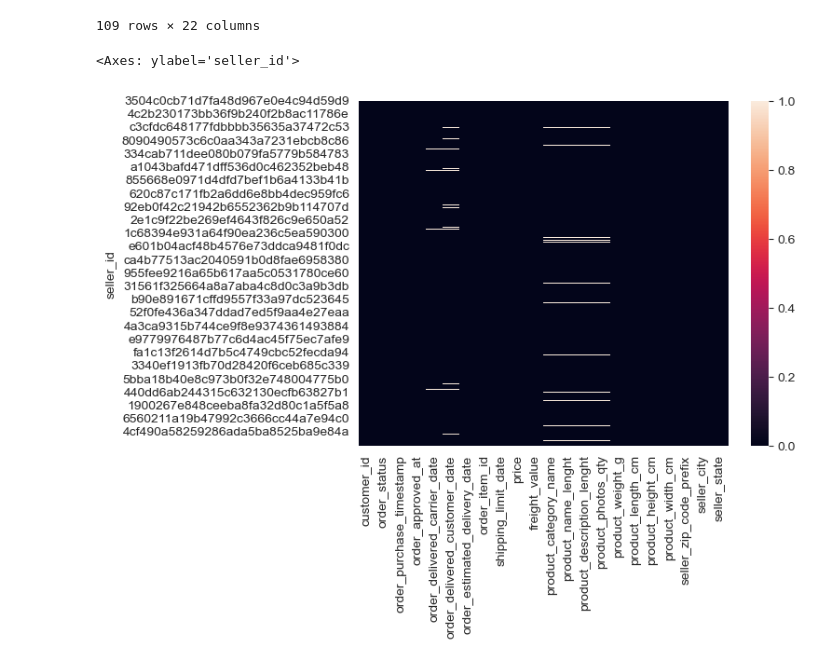
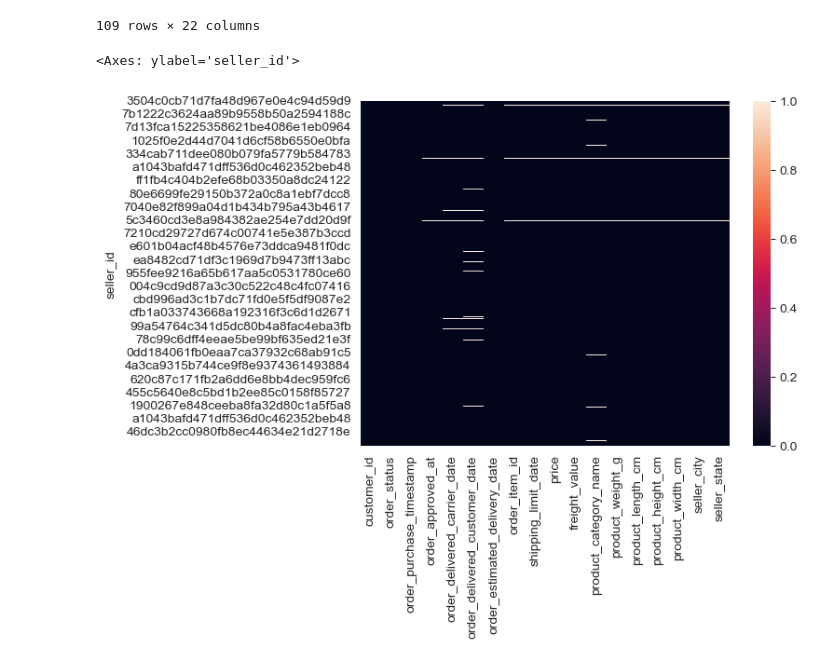
Before and after one commit to rabreu/Infnet-MIT-MachineLearning-ScikitLearn-MLOps-PD-26E1_3, a Jupyter notebook: PD_26E1_3.ipynb, the cells around one changed output. Cells and saved outputs as stored; diff of their text form; code cells hidden in the pictures.

Commit message:
Joins ajustados e colunas que não serão utilizadas dropadas
Signed-off-by: Renata Abreu <renata89abreu@gmail.com>

```diff
--- a/PD_26E1_3.ipynb
+++ b/PD_26E1_3.ipynb
@@ -5,14 +5,13 @@ import seaborn as sb
 dat_orders = pd.read_csv("dataset/olist_orders_dataset.csv")
 dat_order_items = pd.read_csv("dataset/olist_order_items_dataset.csv")
 dat_products = pd.read_csv("dataset/olist_products_dataset.csv")
-dat_seller_city = pd.read_csv("dataset/olist_sellers_dataset.csv")
-dat_order_reviews = pd.read_csv("dataset/olist_order_reviews_dataset.csv")
+dat_sellers = pd.read_csv("dataset/olist_sellers_dataset.csv")
 # %%
 join_items = dat_orders.set_index("order_id").join(dat_order_items.set_index("order_id"), lsuffix="ord", rsuffix="itm", validate="many_to_many", how="left")
-join_products = join_items.set_index("product_id").join(dat_products.set_index("product_id"), lsuffix="itm", rsuffix="prd", how="inner")
-join_seller_city = join_products.set_index("seller_id").join(dat_seller_city.set_index("seller_id"), lsuffix="itm", rsuffix="prd", how="inner")
+join_products = join_items.set_index("product_id").join(dat_products.set_index("product_id"), lsuffix="itm", rsuffix="prd", validate="many_to_many", how="left")
+join_sellers = join_products.set_index("seller_id").join(dat_sellers.set_index("seller_id"), lsuffix="itm", rsuffix="prd", validate="many_to_many", how="left")
 
-join_seller_city.groupby('seller_state').head()
+join_sellers.groupby('seller_state').head()
 # %% [output]
 |  | customer_id | order_status | order_purchase_timestamp | order_approved_at | order_delivered_carrier_date | ... |
 | seller_id |  |  |  |  |  | ... |
@@ -28,8 +27,10 @@ join_seller_city.groupby('seller_state').head()
 | 327b89b872c14d1c0be7235ef4871685 | d5efb94fdd7fe8e0ba70c7580088acae | delivered | 2017-02-03 01:06:06 | 2017-02-03 01:15:11 | 2017-02-06 15:04:37 | ... |
 | 327b89b872c14d1c0be7235ef4871685 | 9d313f559eb6ce11ff81d6402f472763 | delivered | 2017-03-12 20:54:08 | 2017-03-12 20:54:08 | 2017-03-17 14:10:50 | ... |
 109 rows × 22 columns
+# %%
+join_sellers.drop(columns=["seller_zip_code_prefix", "product_photos_qty", "product_name_lenght", "product_description_lenght"], inplace=True)
 # %%
-sb.heatmap(join_seller_city.isna())
+sb.heatmap(join_sellers.isna())
 # %% [output]
 <Axes: ylabel='seller_id'>
-[figure, old version]
+[figure, new version]
```
Also changed, not shown: parts of 1 cell of this notebook.
